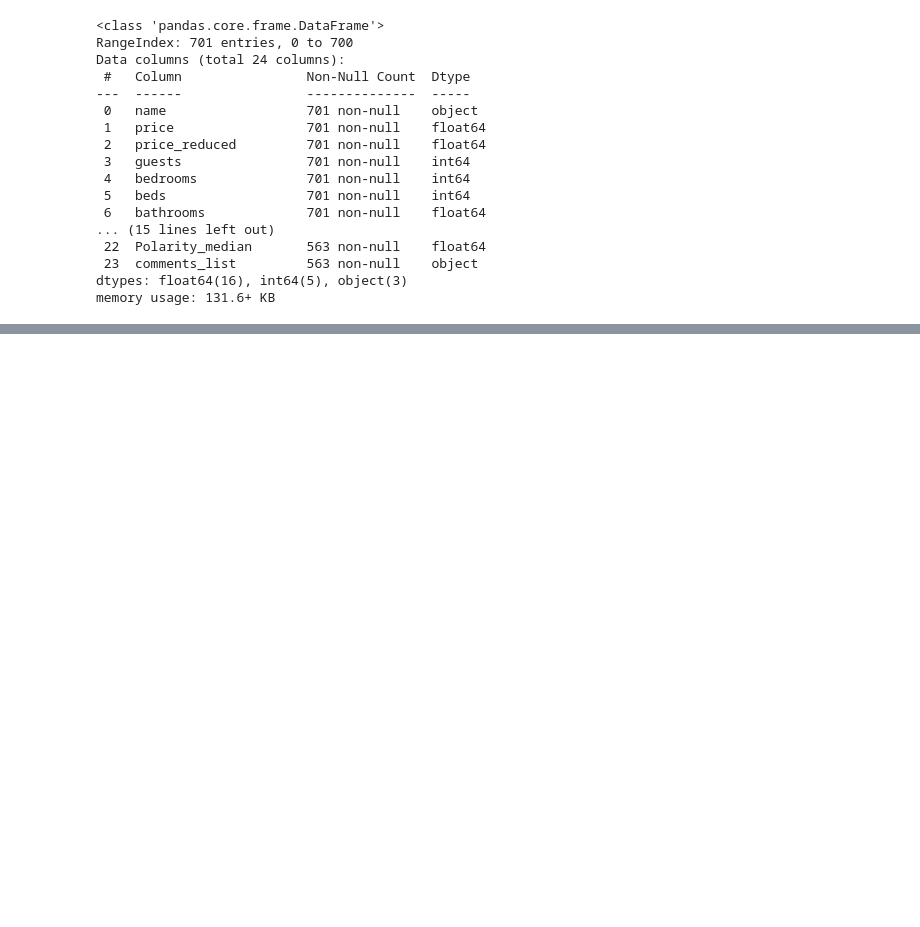
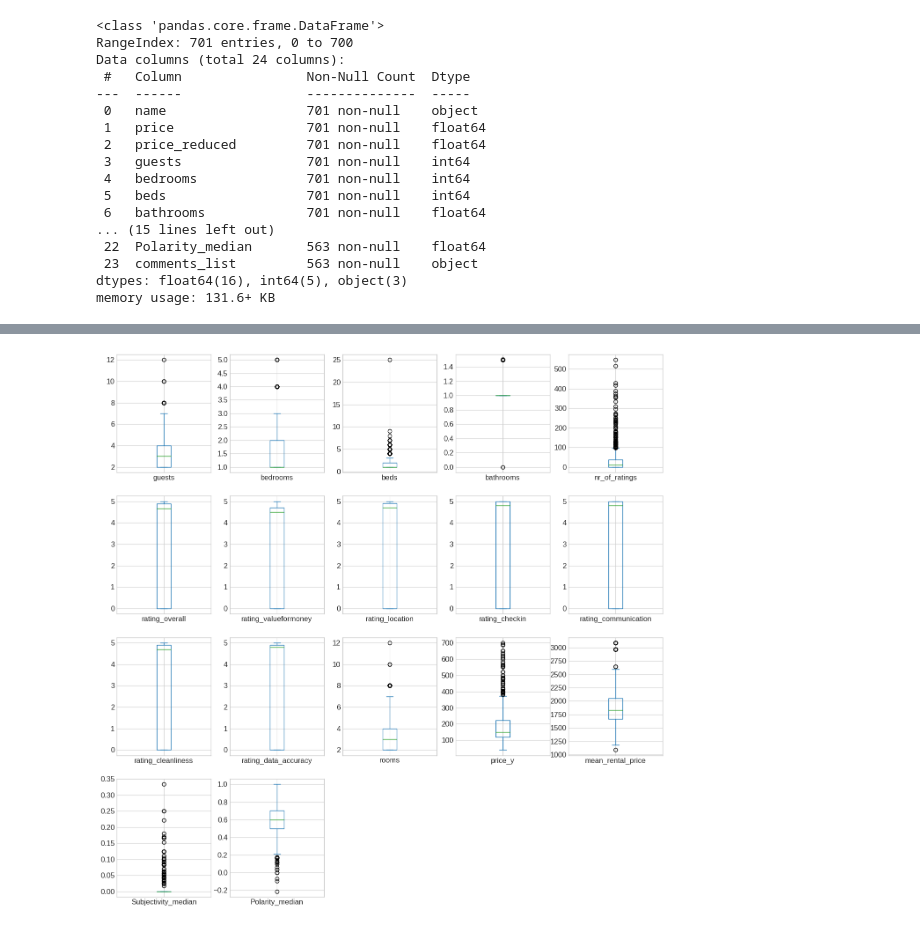
Before and after one commit to sephiran/applied-data-science, a Jupyter notebook: model/price.ipynb, the cells around one changed output, grey strips where cells are left out. Cells and saved outputs as stored; diff of their text form; code cells hidden in the pictures; blank space fills up the shorter version.

```diff
--- a/model/price.ipynb
+++ b/model/price.ipynb
@@ -116,0 +203,4 @@ df[["Polarity_median", "Subjectivity_median", "comments_list", "mean_rental_pric
+# %%
+df.plot(kind="box", subplots=True, layout= (4,5), fontsize=12, figsize=(16,16));
+# %% [output]
+[figure, added]
```
Also changed, not shown: parts of 46 cells of this notebook, 2 other files.
